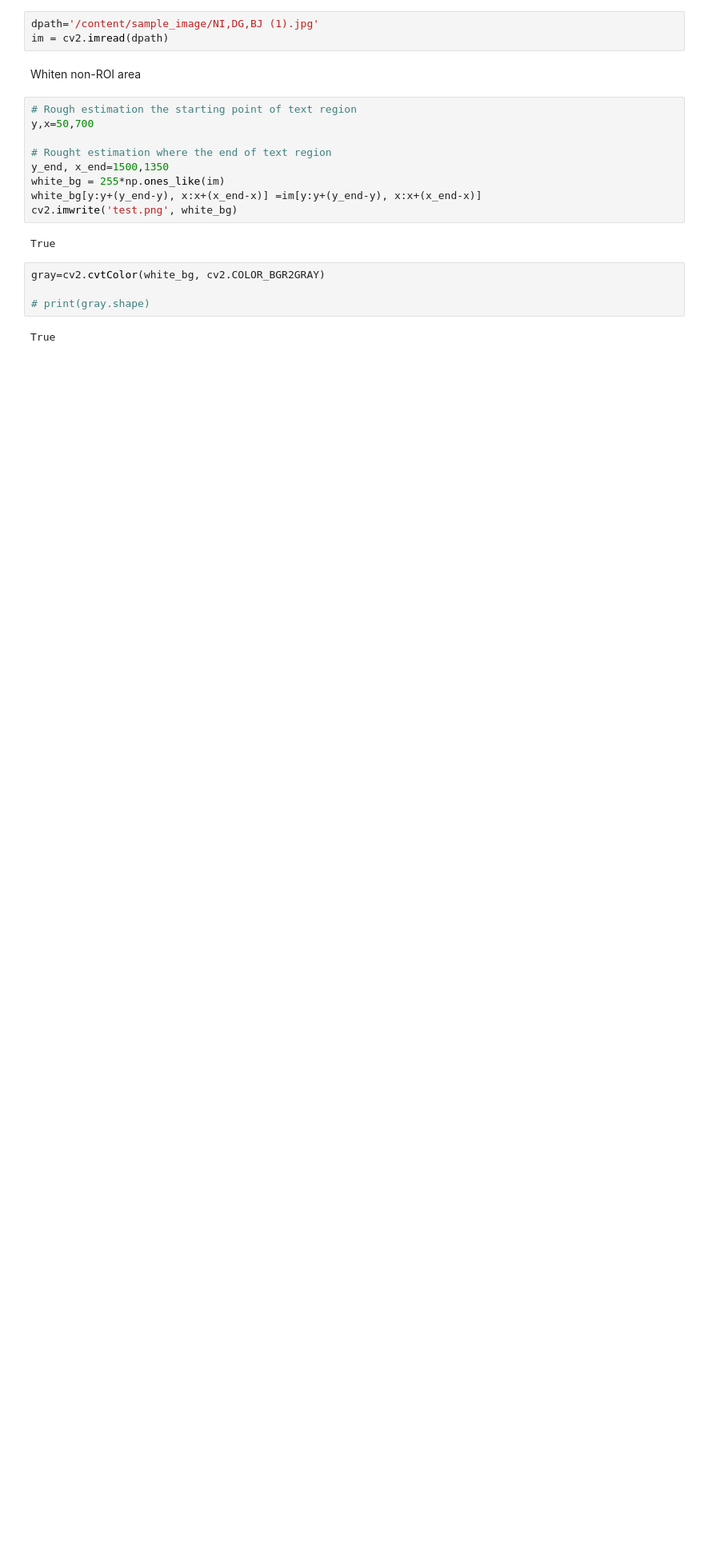
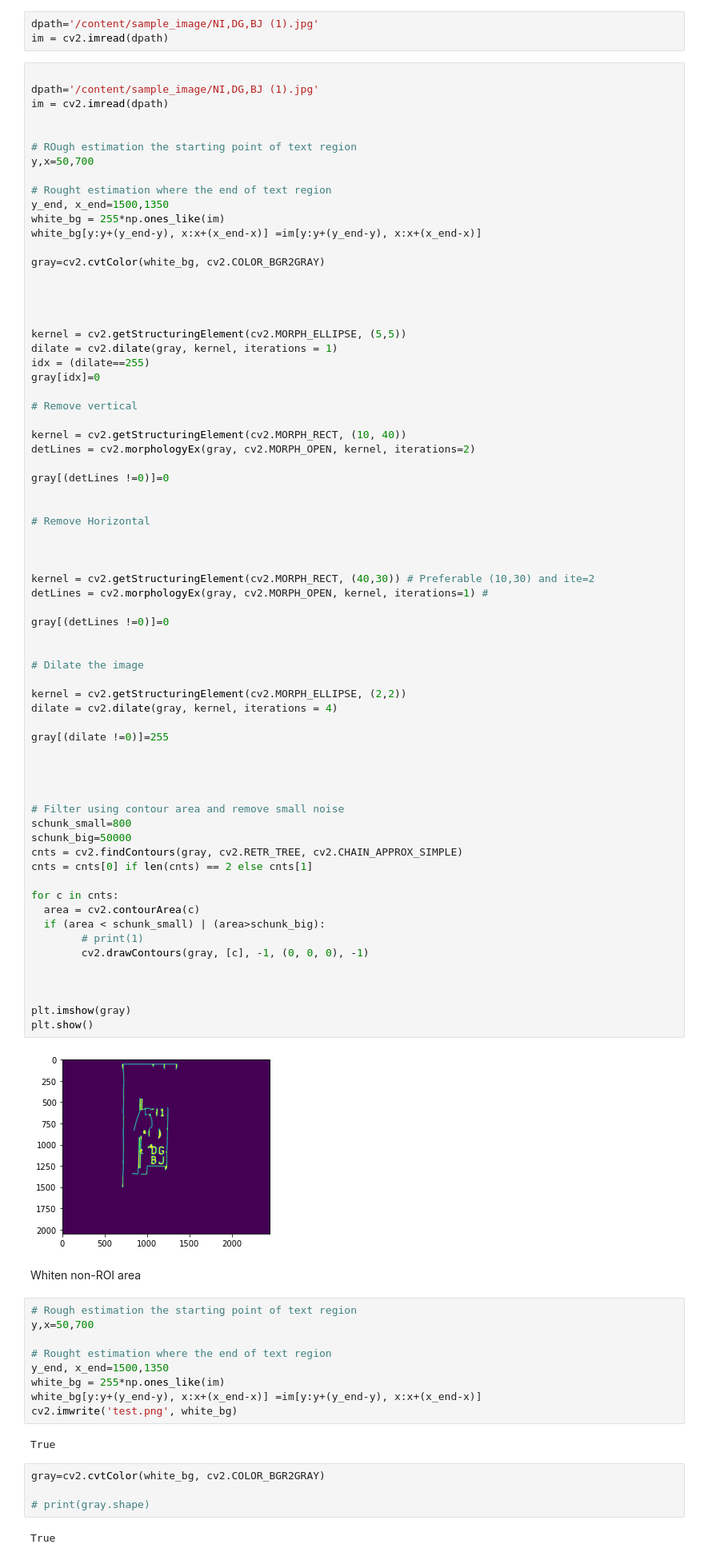
Before and after one commit to balandongiv/rpbtool, a Jupyter notebook: remove_vertical_horizontal_line.ipynb, the cells around one changed output. Shown at 80% size. Saved outputs shown, nothing was run; the diff lists cells and outputs as text; blank space fills up the shorter version.

```diff
--- a/remove_vertical_horizontal_line.ipynb
+++ b/remove_vertical_horizontal_line.ipynb
@@ -69,6 +69,76 @@ def plot_multi_imgs(all_image,caption_tit=None):
 # %%
 dpath='/content/sample_image/NI,DG,BJ (1).jpg'
 im = cv2.imread(dpath)
+# %%
+
+dpath='/content/sample_image/NI,DG,BJ (1).jpg'
+im = cv2.imread(dpath)
+
+
+# ROugh estimation the starting point of text region
+y,x=50,700
+
+# Rought estimation where the end of text region
+y_end, x_end=1500,1350
+white_bg = 255*np.ones_like(im)
+white_bg[y:y+(y_end-y), x:x+(x_end-x)] =im[y:y+(y_end-y), x:x+(x_end-x)]
+
+gray=cv2.cvtColor(white_bg, cv2.COLOR_BGR2GRAY)
+
+
+
+
+kernel = cv2.getStructuringElement(cv2.MORPH_ELLIPSE, (5,5))
+dilate = cv2.dilate(gray, kernel, iterations = 1)
+idx = (dilate==255)
+gray[idx]=0
+
+# Remove vertical
+
+kernel = cv2.getStructuringElement(cv2.MORPH_RECT, (10, 40))
+detLines = cv2.morphologyEx(gray, cv2.MORPH_OPEN, kernel, iterations=2)
+
+gray[(detLines !=0)]=0
+
+
+# Remove Horizontal
+
+
+
+kernel = cv2.getStructuringElement(cv2.MORPH_RECT, (40,30)) # Preferable (10,30) and ite=2
+detLines = cv2.morphologyEx(gray, cv2.MORPH_OPEN, kernel, iterations=1) #
+
+gray[(detLines !=0)]=0
+
+
+# Dilate the image
+
+kernel = cv2.getStructuringElement(cv2.MORPH_ELLIPSE, (2,2))
+dilate = cv2.dilate(gray, kernel, iterations = 4)
+
+gray[(dilate !=0)]=255
+
+
+
+
+# Filter using contour area and remove small noise
+schunk_small=800
+schunk_big=50000
+cnts = cv2.findContours(gray, cv2.RETR_TREE, cv2.CHAIN_APPROX_SIMPLE)
+cnts = cnts[0] if len(cnts) == 2 else cnts[1]
+
+for c in cnts:
+  area = cv2.contourArea(c)
+  if (area < schunk_small) | (area>schunk_big):
+        # print(1)
+        cv2.drawContours(gray, [c], -1, (0, 0, 0), -1)
+
+
+
+plt.imshow(gray)
+plt.show()
+# %% [output]
+[figure, added]
 # %% [markdown]
 Whiten non-ROI area
 # %%
```
